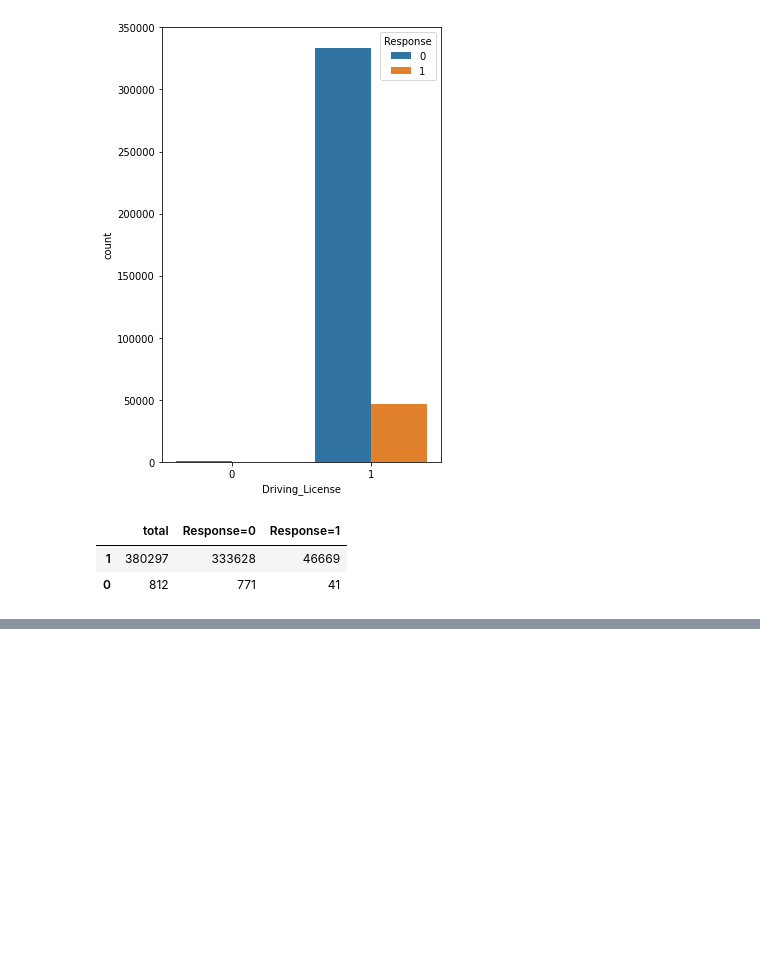
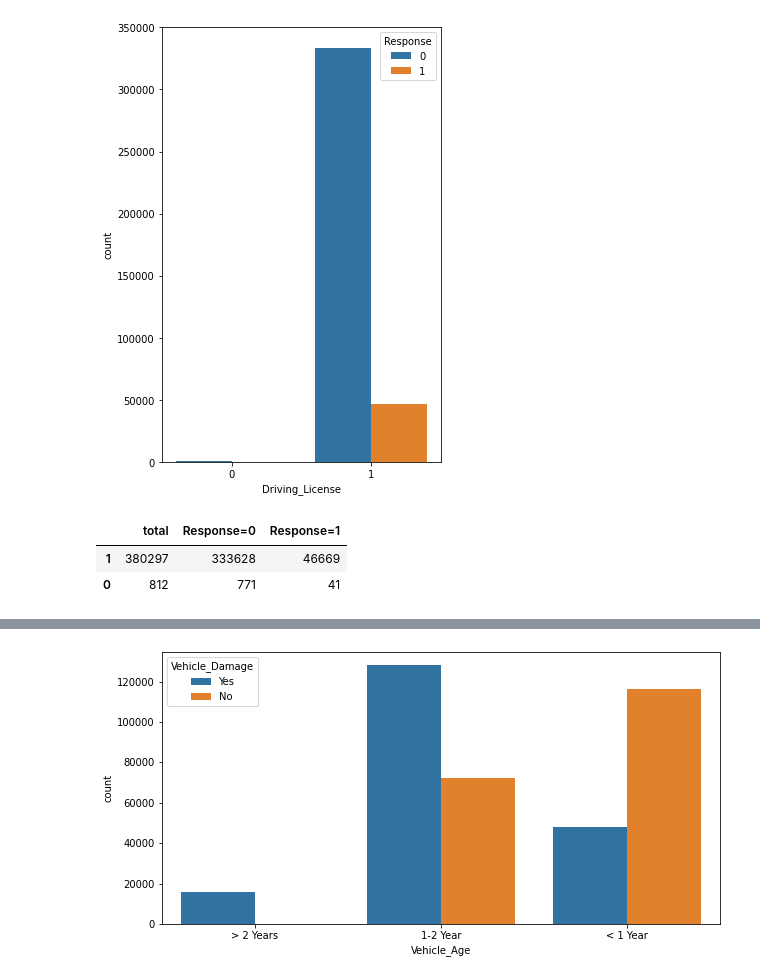
Before and after one commit to deepakpracheta/Health-Insurance-Cross-Sell-Prediction, a Jupyter notebook: HEALTH_INSURANCE_CROSS_SELL_PREDICTION.ipynb, the cells around one changed output, grey strips where cells are left out. Saved outputs shown, nothing was run; the diff lists cells and outputs as text; code cells hidden in the pictures; blank space fills up the shorter version.

```diff
--- a/HEALTH_INSURANCE_CROSS_SELL_PREDICTION.ipynb
+++ b/HEALTH_INSURANCE_CROSS_SELL_PREDICTION.ipynb
@@ -328,0 +406,6 @@ y
+# %%
+plt.figure(figsize=(10,5))
+sns.countplot(df['Vehicle_Age'], hue=df['Vehicle_Damage'])
+plt.show()
+# %% [output]
+[figure, added]
```
Also changed, not shown: parts of 36 cells of this notebook.
